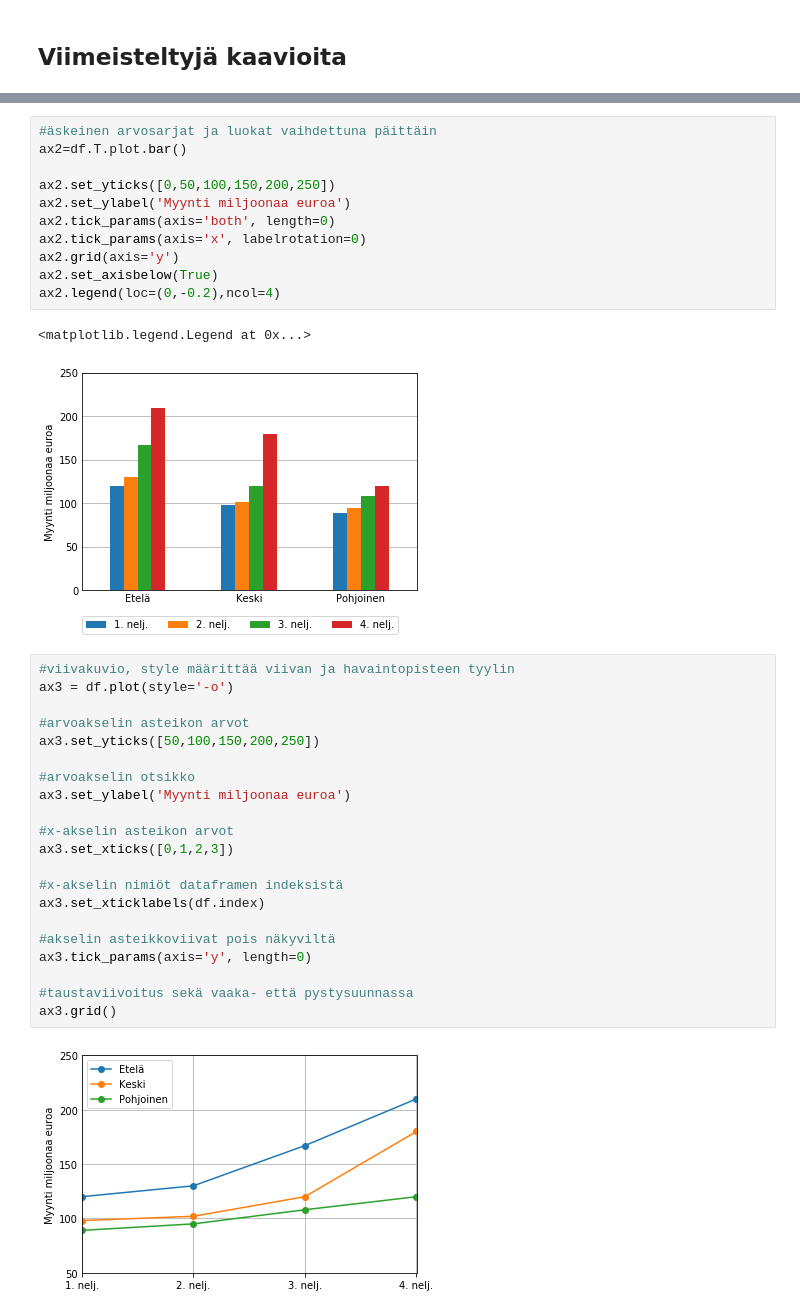
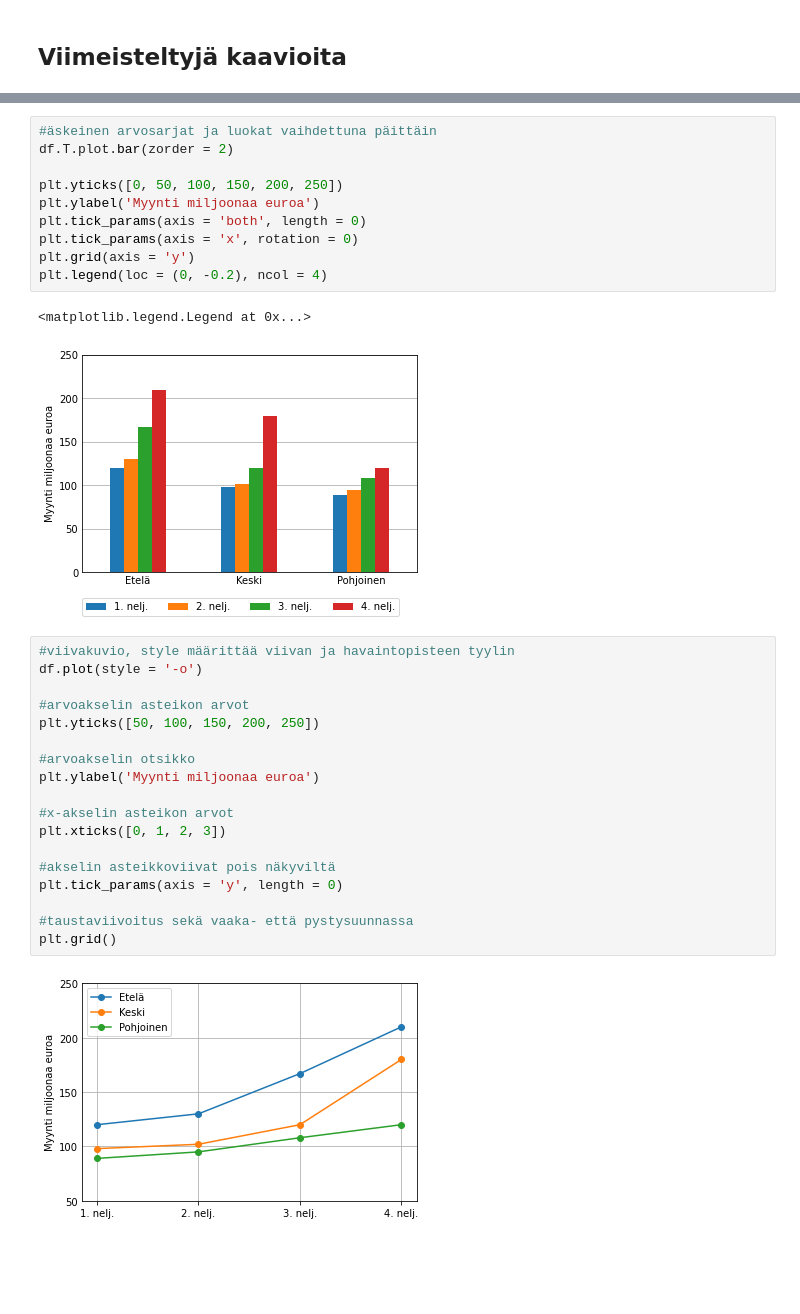
Before and after one commit to taanila/kaaviot, a Jupyter notebook: kaaviot1.ipynb, the cells around one changed output, grey strips where cells are left out. Saved outputs shown, nothing was run; the diff lists cells and outputs as text; blank space fills up the shorter version.

```diff
--- a/kaaviot1.ipynb
+++ b/kaaviot1.ipynb
@@ -45,37 +47,33 @@ ax1.legend(loc=(0.15,-0.2),ncol=3)
 # %%
 #äskeinen arvosarjat ja luokat vaihdettuna päittäin
-ax2=df.T.plot.bar()
+df.T.plot.bar(zorder = 2)
 
-ax2.set_yticks([0,50,100,150,200,250])
-ax2.set_ylabel('Myynti miljoonaa euroa')
-ax2.tick_params(axis='both', length=0)
-ax2.tick_params(axis='x', labelrotation=0)
-ax2.grid(axis='y')
-ax2.set_axisbelow(True)
-ax2.legend(loc=(0,-0.2),ncol=4)
+plt.yticks([0, 50, 100, 150, 200, 250])
+plt.ylabel('Myynti miljoonaa euroa')
+plt.tick_params(axis = 'both', length = 0)
+plt.tick_params(axis = 'x', rotation = 0)
+plt.grid(axis = 'y')
+plt.legend(loc = (0, -0.2), ncol = 4)
 # %% [output]
 <matplotlib.legend.Legend at 0x...>
-[figure, old version]
+[figure, new version]
 # %%
 #viivakuvio, style määrittää viivan ja havaintopisteen tyylin
-ax3 = df.plot(style='-o')
+df.plot(style = '-o')
 
 #arvoakselin asteikon arvot
-ax3.set_yticks([50,100,150,200,250])
+plt.yticks([50, 100, 150, 200, 250])
 
 #arvoakselin otsikko
-ax3.set_ylabel('Myynti miljoonaa euroa')
+plt.ylabel('Myynti miljoonaa euroa')
 
 #x-akselin asteikon arvot
-ax3.set_xticks([0,1,2,3])
-
-#x-akselin nimiöt dataframen indeksistä
-ax3.set_xticklabels(df.index)
+plt.xticks([0, 1, 2, 3])
 
 #akselin asteikkoviivat pois näkyviltä
-ax3.tick_params(axis='y', length=0)
+plt.tick_params(axis = 'y', length = 0)
 
 #taustaviivoitus sekä vaaka- että pystysuunnassa
-ax3.grid()
+plt.grid()
 # %% [output]
-[figure, old version]
+[figure, new version]
```
Also changed, not shown: parts of 4 cells of this notebook.
